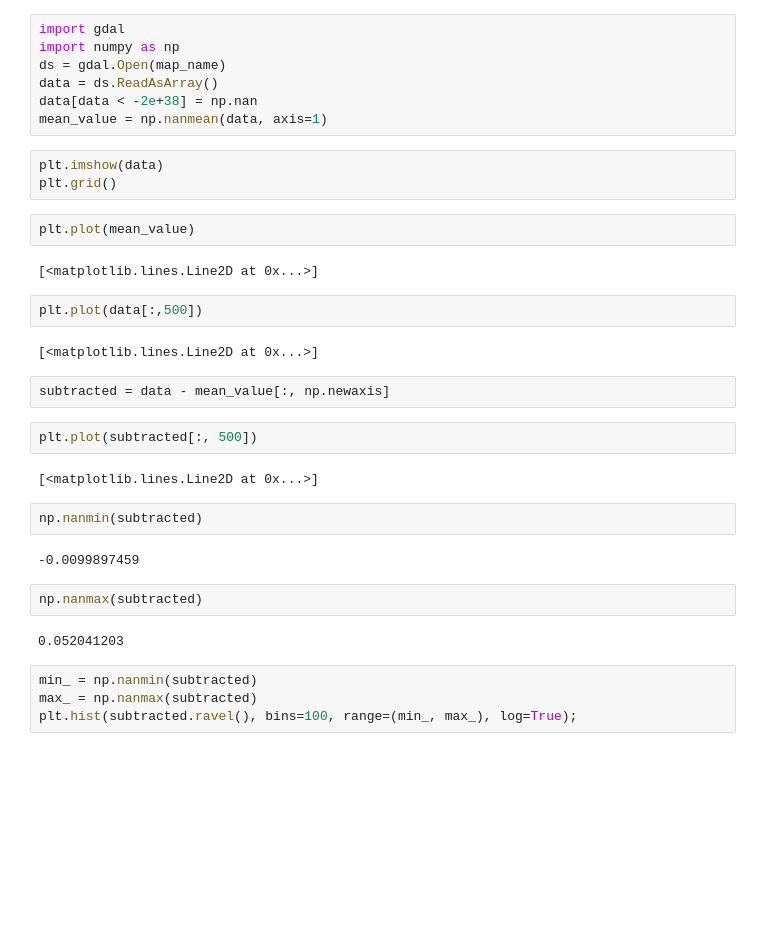
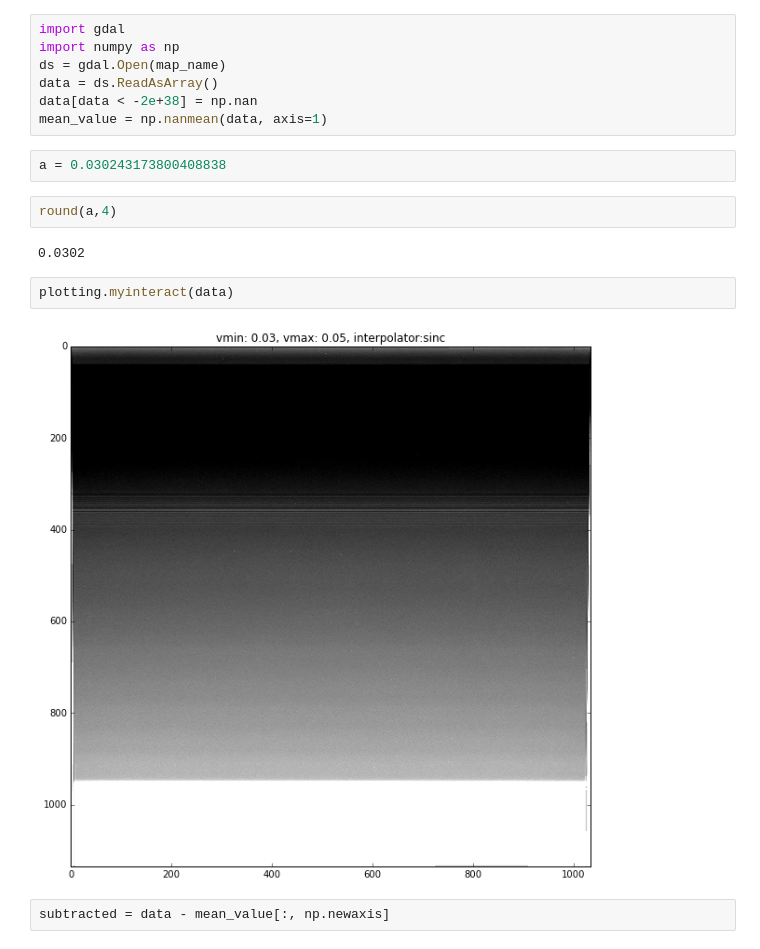
Before and after one commit to michaelaye/pyciss, a Jupyter notebook: notebooks/Pysis pipeline.ipynb, the cells around one changed output. Cells and saved outputs as stored; diff of their text form; blank space fills up the shorter version.

```diff
--- a/notebooks/Pysis pipeline.ipynb
+++ b/notebooks/Pysis pipeline.ipynb
@@ -54,32 +43,15 @@ ds = gdal.Open(map_name)
 data = ds.ReadAsArray()
 data[data < -2e+38] = np.nan
 mean_value = np.nanmean(data, axis=1)
-# %%
-plt.imshow(data)
-plt.grid()
-# %%
-plt.plot(mean_value)
-# %% [output]
-[<matplotlib.lines.Line2D at 0x...>]
-# %%
-plt.plot(data[:,500])
-# %% [output]
-[<matplotlib.lines.Line2D at 0x...>]
+# %%
+a = 0.030243173800408838
+# %%
+round(a,4)
+# %% [output]
+0.0302
+# %%
+plotting.myinteract(data)
+# %% [output]
+[figure, added]
 # %%
 subtracted = data - mean_value[:, np.newaxis]
-# %%
-plt.plot(subtracted[:, 500])
-# %% [output]
-[<matplotlib.lines.Line2D at 0x...>]
-# %%
-np.nanmin(subtracted)
-# %% [output]
--0.0099897459
-# %%
-np.nanmax(subtracted)
-# %% [output]
-0.052041203
-# %%
-min_ = np.nanmin(subtracted)
-max_ = np.nanmax(subtracted)
-plt.hist(subtracted.ravel(), bins=100, range=(min_, max_), log=True);
```
Also changed, not shown: parts of 33 cells of this notebook, 1 other file.
